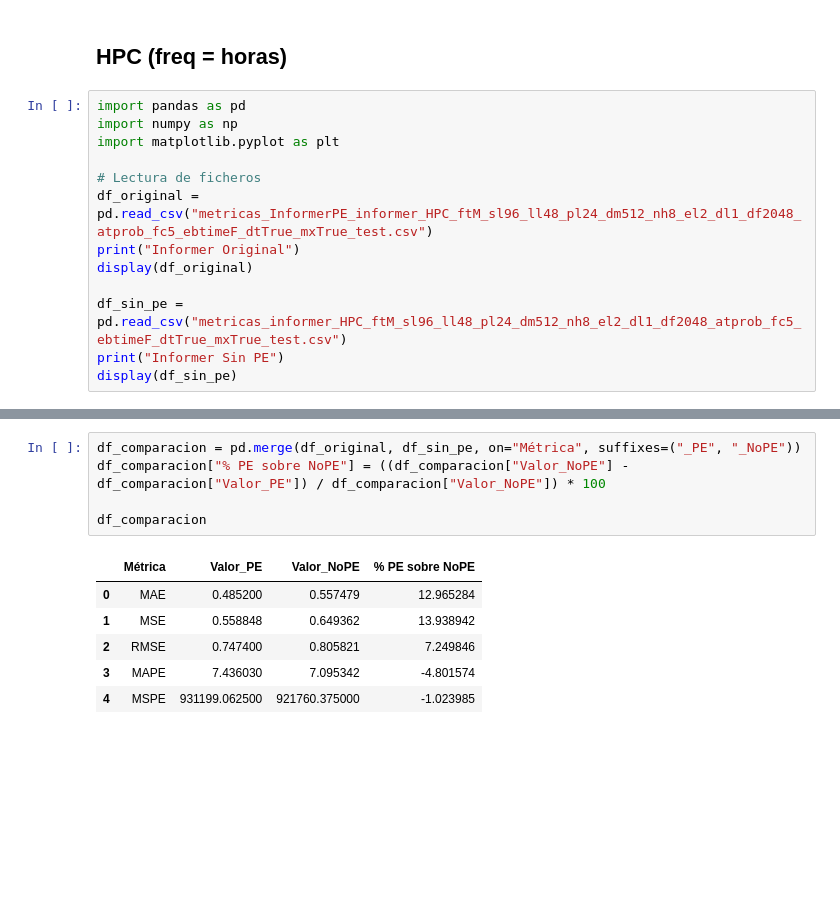
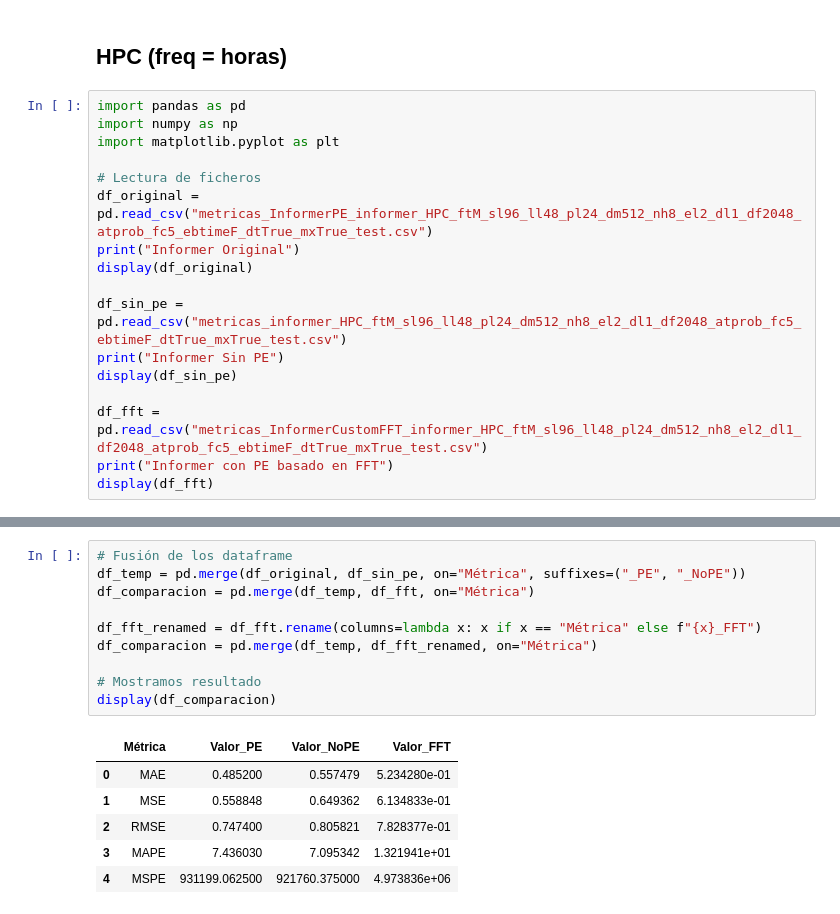
Before and after one commit to hexecoded/TFM, a Jupyter notebook: Experimentos/EstudioResultados.ipynb, the cells around one changed output, grey strips where cells are left out. Saved outputs shown, nothing was run; the diff lists cells and outputs as text; blank space fills up the shorter version.

```diff
--- a/Experimentos/EstudioResultados.ipynb
+++ b/Experimentos/EstudioResultados.ipynb
@@ -124,6 +124,10 @@ display(df_original)
 df_sin_pe = pd.read_csv("metricas_informer_HPC_ftM_sl96_ll48_pl24_dm512_nh8_el2_dl1_df2048_atprob_fc5_ebtimeF_dtTrue_mxTrue_test.csv")
 print("Informer Sin PE")
 display(df_sin_pe)
+
+df_fft = pd.read_csv("metricas_InformerCustomFFT_informer_HPC_ftM_sl96_ll48_pl24_dm512_nh8_el2_dl1_df2048_atprob_fc5_ebtimeF_dtTrue_mxTrue_test.csv")
+print("Informer con PE basado en FFT")
+display(df_fft)
 # %% [output]
 Informer Original
 |  | Métrica | Valor |
@@ -142,13 +153,18 @@ Informer Sin PE
 # %%
-df_comparacion = pd.merge(df_original, df_sin_pe, on="Métrica", suffixes=("_PE", "_NoPE"))
-df_comparacion["% PE sobre NoPE"] = ((df_comparacion["Valor_NoPE"] - df_comparacion["Valor_PE"]) / df_comparacion["Valor_NoPE"]) * 100
+# Fusión de los dataframe
+df_temp = pd.merge(df_original, df_sin_pe, on="Métrica", suffixes=("_PE", "_NoPE"))
+df_comparacion = pd.merge(df_temp, df_fft, on="Métrica")
 
-df_comparacion
+df_fft_renamed = df_fft.rename(columns=lambda x: x if x == "Métrica" else f"{x}_FFT")
+df_comparacion = pd.merge(df_temp, df_fft_renamed, on="Métrica")
+
+# Mostramos resultado
+display(df_comparacion)
 # %% [output]
-|  | Métrica | Valor_PE | Valor_NoPE | % PE sobre NoPE |
-| 0 | MAE | 0.485200 | 0.557479 | 12.965284 |
-| 1 | MSE | 0.558848 | 0.649362 | 13.938942 |
-| 2 | RMSE | 0.747400 | 0.805821 | 7.249846 |
-| 3 | MAPE | 7.436030 | 7.095342 | -4.801574 |
-| 4 | MSPE | 931199.062500 | 921760.375000 | -1.023985 |
+|  | Métrica | Valor_PE | Valor_NoPE | Valor_FFT |
+| 0 | MAE | 0.485200 | 0.557479 | 5.234280e-01 |
+| 1 | MSE | 0.558848 | 0.649362 | 6.134833e-01 |
+| 2 | RMSE | 0.747400 | 0.805821 | 7.828377e-01 |
+| 3 | MAPE | 7.436030 | 7.095342 | 1.321941e+01 |
+| 4 | MSPE | 931199.062500 | 921760.375000 | 4.973836e+06 |
 # %%
```
Also changed, not shown: parts of 9 cells of this notebook, 8 other files.
